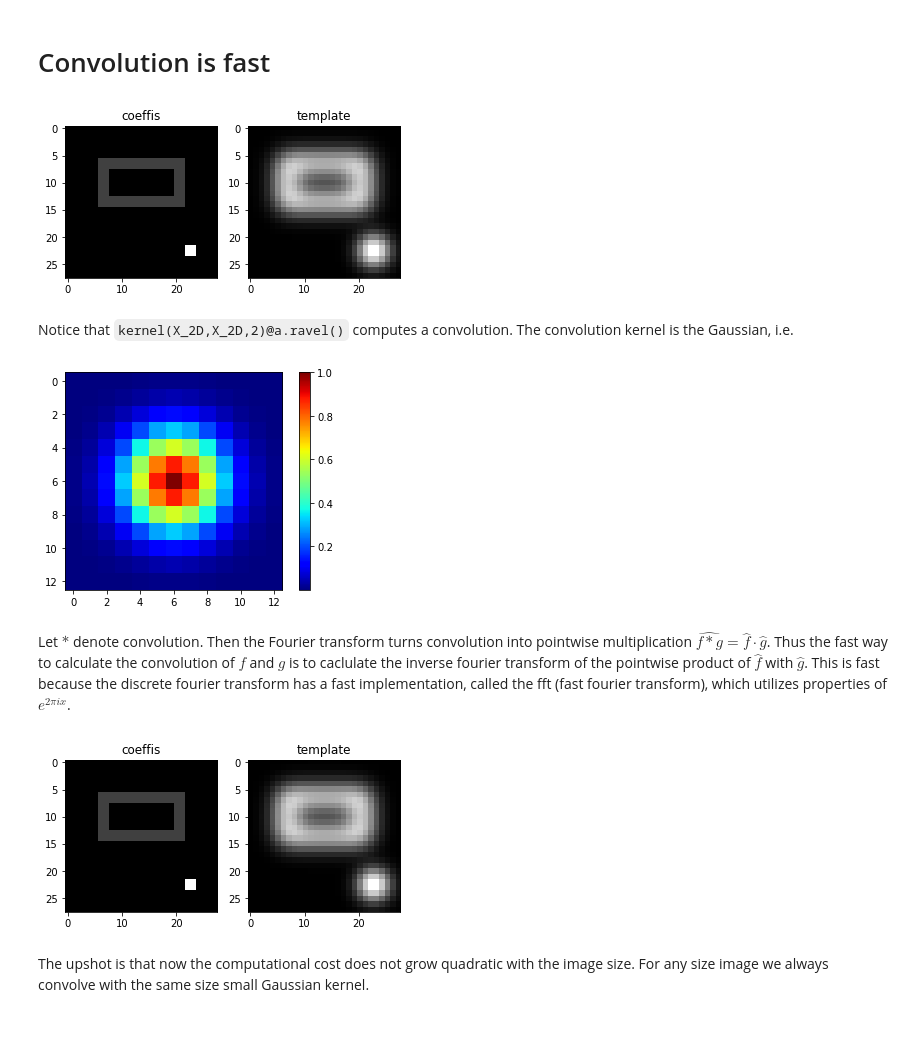
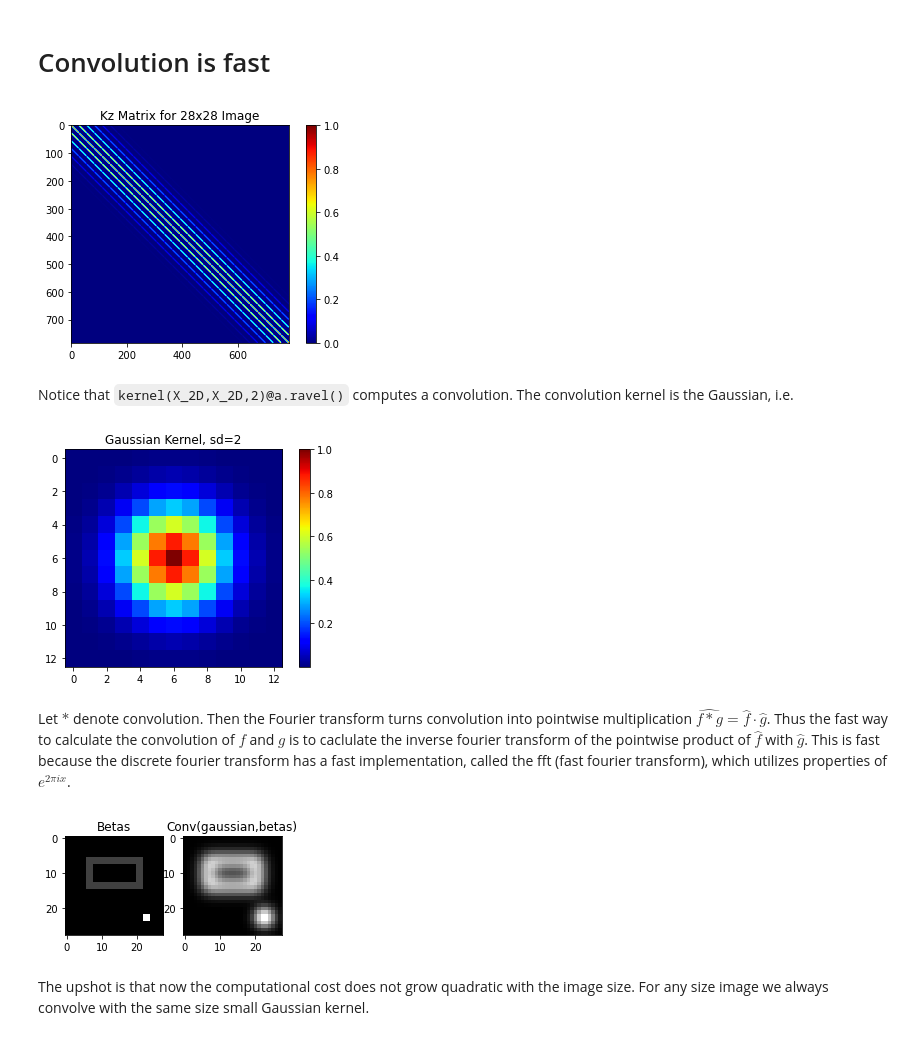
Before and after one commit to totoyoyo/deformable-template-capstone, a Jupyter notebook: Toto convolution.ipynb, the cells around one changed output. Saved outputs shown, nothing was run; the diff lists cells and outputs as text; code cells hidden in the pictures.

```diff
--- a/Toto convolution.ipynb
+++ b/Toto convolution.ipynb
@@ -37,19 +37,24 @@ def kernel(X1, X2, l=1, sigma_f=1.0):
 # %%
 a = np.zeros((n,m))
 a[6:15,6:22] = 1
 a[8:13,8:20] = 0
 a[22:24,22:24] = 4
+Kz = kernel(X_2D,X_2D,2)
+plt.imshow(Kz, cmap = 'jet')
+plt.colorbar();
+plt.title("Kz Matrix for 28x28 Image")
 
-Mix = kernel(X_2D,X_2D,2)@a.ravel()
 
-plt.subplot(1,2,1)
-plt.imshow(a, cmap = 'gray');
-plt.title("coeffis")
-plt.subplot(1,2,2)
-plt.imshow(Mix.reshape(a.shape[0],a.shape[1]), cmap = 'gray');
-plt.title("template");
+Mix = Kz@a.ravel()
+
+# plt.subplot(1,2,1)
+# plt.imshow(a, cmap = 'gray');
+# plt.title("Beta")
+# plt.subplot(1,2,2)
+# plt.imshow(Mix.reshape(a.shape[0],a.shape[1]), cmap = 'gray');
+# plt.title("Kz(Beta)");
 # %% [output]
-[figure, old version]
+[figure, new version]
 # %% [markdown]
 Notice that `kernel(X_2D,X_2D,2)@a.ravel()` computes a convolution. The convolution kernel is the Gaussian, i.e.
 # %%
@@ -59,10 +64,11 @@ c = 6  # actually should depend on bandwith l
 x   = np.arange(0, 2*c + 1)
 RBF = np.exp( -  (1/(2*l**2))  * (x - c)**2 )
 RBF2 = np.outer(RBF,RBF)
+plt.title("Gaussian Kernel, sd=2")
 plt.imshow(RBF2, cmap = 'jet')
 plt.colorbar();
 # %% [output]
-[figure, old version]
+[figure, new version]
 # %% [markdown]
 Let $*$ denote convolution. Then the Fourier transform turns convolution into pointwise multiplication $\widehat{f *g} = \hat{f}\cdot\hat{g}$. Thus the fast way to calculate the convolution of $f$ and $g$ is to caclulate the inverse fourier transform of the pointwise product of $\hat{f}$ with $\hat{g}$. This is fast because the discrete fourier transform has a fast implementation, called the fft (fast fourier transform), which utilizes properties of $e^{2\pi i x}$.
 # %%
@@ -72,12 +78,12 @@ Conv = signal.fftconvolve(a, RBF2, mode='same')
 
 plt.subplot(1,2,1)
 plt.imshow(a, cmap = 'gray');
-plt.title("coeffis")
+plt.title("Betas")
 plt.subplot(1,2,2)
 plt.imshow(Conv, cmap = 'gray');
-plt.title("template");
+plt.title("Conv(gaussian,betas)");
 # %% [output]
-[figure, old version]
+[figure, new version]
 # %% [markdown]
 The upshot is that now the computational cost does not grow quadratic with the image size. For any size image we always convolve with the same size small Gaussian kernel.
 # %%
```
Also changed, not shown: 6 other files.
